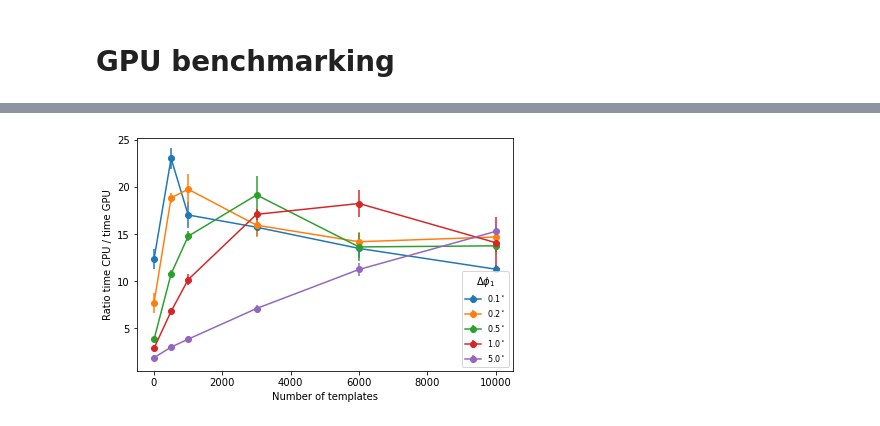
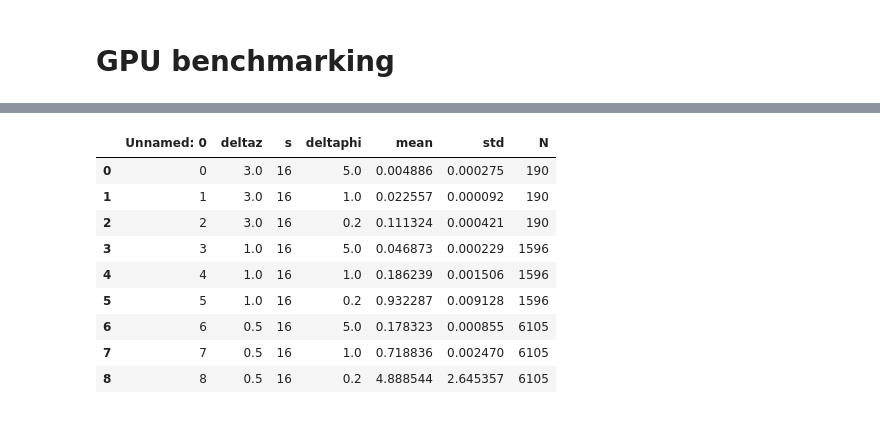
Before and after one commit to din14970/pyxem_template_matching_workflows, a Jupyter notebook: 210907Benchmarking.ipynb, the cells around one changed output, grey strips where cells are left out. Saved outputs shown, nothing was run; the diff lists cells and outputs as text; code cells hidden in the pictures.

```diff
--- a/210907Benchmarking.ipynb
+++ b/210907Benchmarking.ipynb
@@ -243,0 +254,15 @@ grid_df_gpu.to_csv("data/210921BenchMark_gpu.csv")
+# %%
+import pandas as pd
+grid_py4dstem = pd.read_csv("data/timings_py4dstem.csv")
+grid_py4dstem
+# %% [output]
+|  | Unnamed: 0 | deltaz | s | deltaphi | mean | std | N |
+| 0 | 0 | 3.0 | 16 | 5.0 | 0.004886 | 0.000275 | 190 |
+| 1 | 1 | 3.0 | 16 | 1.0 | 0.022557 | 0.000092 | 190 |
+| 2 | 2 | 3.0 | 16 | 0.2 | 0.111324 | 0.000421 | 190 |
+| 3 | 3 | 1.0 | 16 | 5.0 | 0.046873 | 0.000229 | 1596 |
+| 4 | 4 | 1.0 | 16 | 1.0 | 0.186239 | 0.001506 | 1596 |
+| 5 | 5 | 1.0 | 16 | 0.2 | 0.932287 | 0.009128 | 1596 |
+| 6 | 6 | 0.5 | 16 | 5.0 | 0.178323 | 0.000855 | 6105 |
+| 7 | 7 | 0.5 | 16 | 1.0 | 0.718836 | 0.002470 | 6105 |
+| 8 | 8 | 0.5 | 16 | 0.2 | 4.888544 | 2.645357 | 6105 |
@@ -247,20 +275,0 @@ grid_df_gpu = pd.read_csv("data/210921BenchMark_gpu.csv")
-# %%
-fig, ax = plt.subplots()
-
-groups_1 = grid_df.groupby("dt")
-for name, group_1 in groups_1:
-    #print(group)
-    group_2 = grid_df_gpu[grid_df_gpu["dt"] == name]
-    values = group_1["mean"]/group_2["mean"]
-    errors = np.sqrt((group_1["std"]/group_1["mean"])**2 + (group_2["std"]/group_2["mean"])**2)*values
-    ax.errorbar(group["nk"], values, yerr=errors, label=f"{name}"+r"$^\circ$",
-                marker="o",
-               )
-
-ax.set_xlabel(r"Number of templates")
-ax.set_ylabel("Ratio time CPU / time GPU")
-#ax.set_ylim(0,1.3)
-ax.legend(title=r"$\Delta\phi_1$", loc="lower right", fontsize=8)
-fig.tight_layout()
-# %% [output]
-[figure, removed]
```
Also changed, not shown: parts of 24 cells of this notebook, 8 other files.
